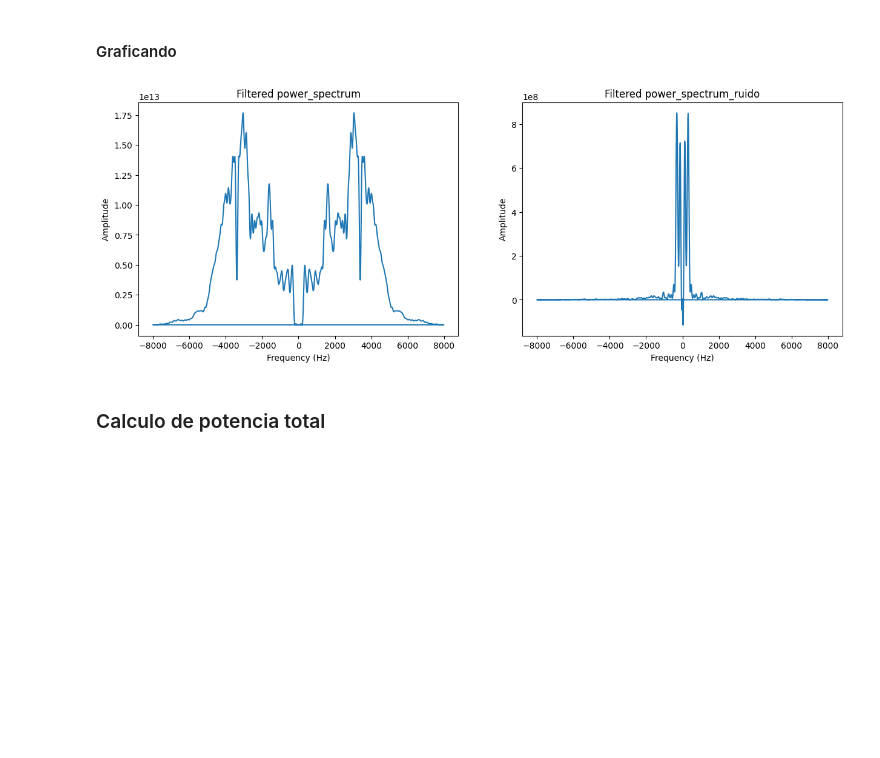
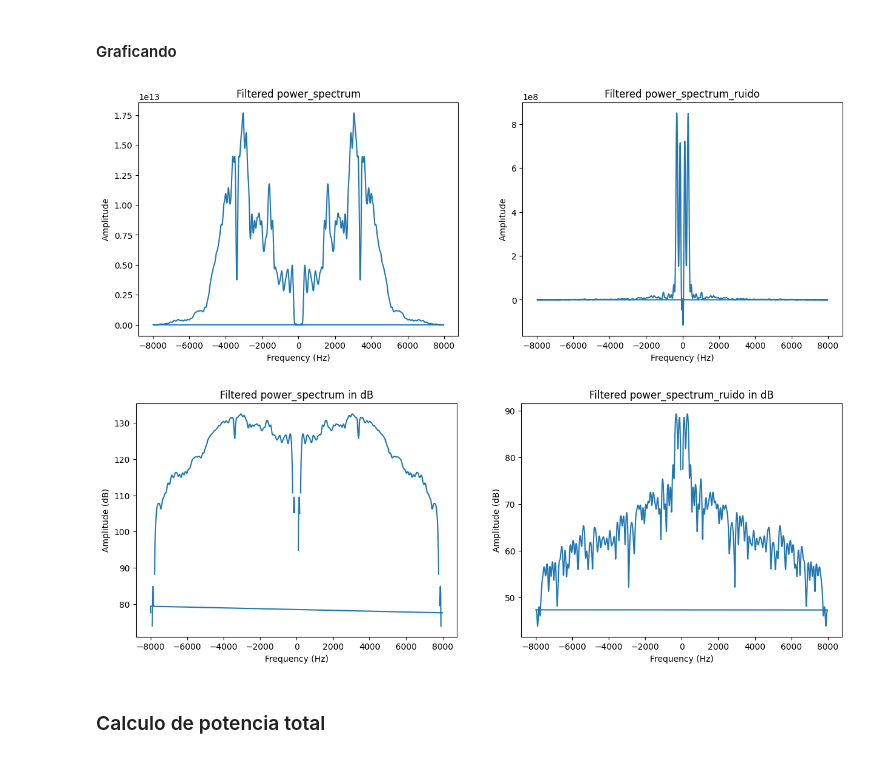
Before and after one commit to crisart2001/Taller_Instrumentacion, a Jupyter notebook: lab_1/lab1.ipynb, the cells around one changed output. Drawn from its saved outputs; the diff is of its cells as text; code cells hidden in the pictures; blank space fills up the shorter version.

```diff
--- a/lab_1/lab1.ipynb
+++ b/lab_1/lab1.ipynb
@@ -162,26 +200,45 @@ filtered_power_spectrum_ruido = low_pass_filter(power_spectrum_ruido)
 # %%
 N = len(filtered_power_spectrum_ruido)
 new_frequency = np.fft.fftfreq(N, d=1.0/silencio.frame_rate)
 
 plt.figure(figsize=(15, 5))
 
 # Plot 1: Filtered power_spectrum
 plt.subplot(121)
 plt.plot(frequency, filtered_power_spectrum)
 plt.xlabel('Frequency (Hz)')
 plt.ylabel('Amplitude')
 plt.title('Filtered power_spectrum')
 
 # Plot 2: Filtered power_spectrum_ruido
 plt.subplot(122)
 plt.plot(new_frequency, filtered_power_spectrum_ruido)
 plt.xlabel('Frequency (Hz)')
 plt.ylabel('Amplitude')
 plt.title('Filtered power_spectrum_ruido')
 
 plt.show()
+
+plt.figure(figsize=(15, 5))
+
+# Plot 1: Filtered power_spectrum in dB
+plt.subplot(121)
+plt.plot(frequency, 10 * np.log10(filtered_power_spectrum))
+plt.xlabel('Frequency (Hz)')
+plt.ylabel('Amplitude (dB)')
+plt.title('Filtered power_spectrum in dB')
+
+# Plot 2: Filtered power_spectrum_ruido in dB
+plt.subplot(122)
+plt.plot(new_frequency, 10 * np.log10(filtered_power_spectrum_ruido))
+plt.xlabel('Frequency (Hz)')
+plt.ylabel('Amplitude (dB)')
+plt.title('Filtered power_spectrum_ruido in dB')
+
+plt.show()
 # %% [output]
 [figure]
+[figure, added]
 # %% [markdown]
 ### Calculo de potencia total
 # %%
```
Also changed, not shown: parts of 8 cells of this notebook.
